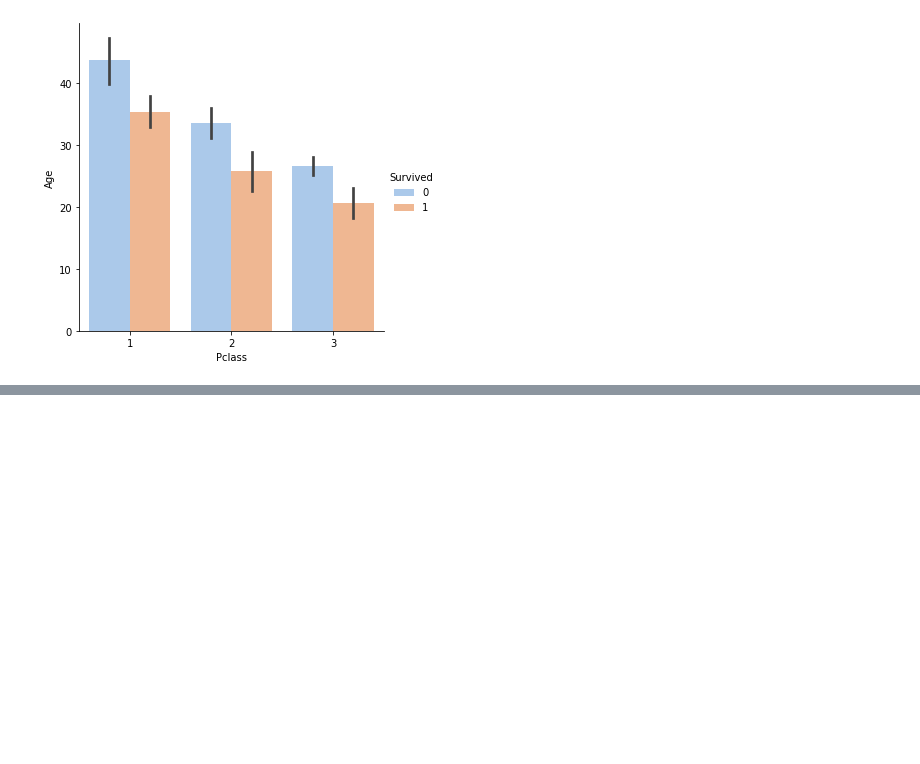
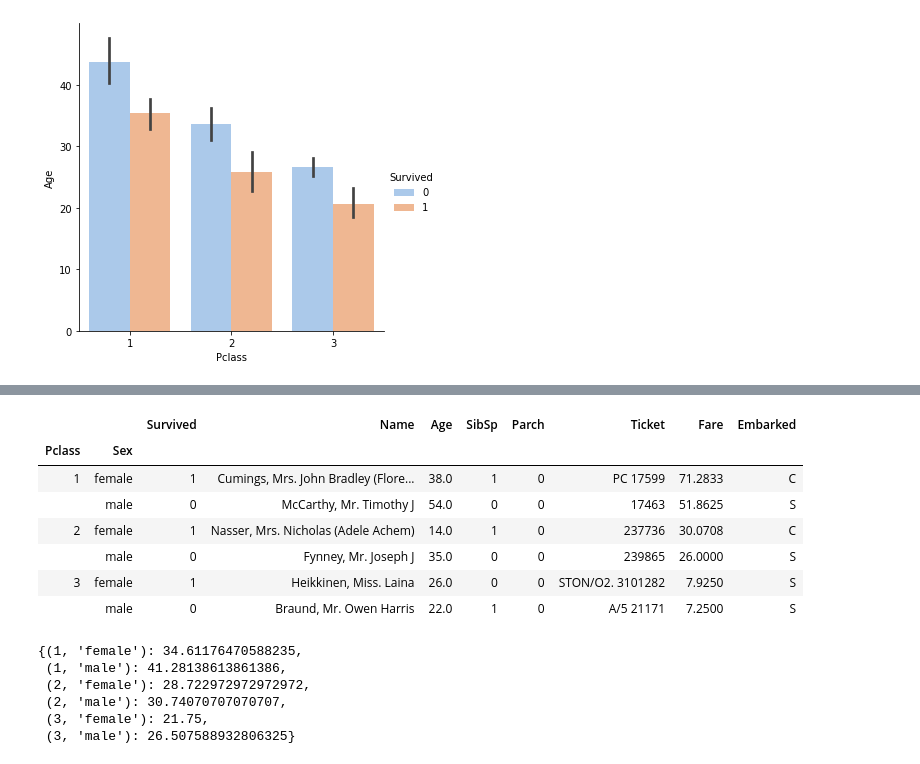
Before and after one commit to vccolombo/titanic-data-science, a Jupyter notebook: titanic.ipynb, the cells around one changed output, grey strips where cells are left out. Saved outputs shown, nothing was run; the diff lists cells and outputs as text; code cells hidden in the pictures; blank space fills up the shorter version.

```diff
--- a/titanic.ipynb
+++ b/titanic.ipynb
@@ -98,3 +98,6 @@ g = sns.catplot("Pclass", "Age", "Survived", data=df_fill_embarked, kind="bar",
 plt.show()
 # %% [output]
 [figure]
+# %%
+df_age_null = df_fill_embarked[df_fill_embarked['Age'].isnull() == True]
+df_age_not_null = df_fill_embarked[df_fill_embarked['Age'].isnull() == False]
@@ -100,0 +122,22 @@ plt.show()
+# %%
+df_age_not_null_grouped = df_age_not_null.groupby(['Pclass', 'Sex'])
+df_age_not_null_grouped.first()
+# %% [output]
+|  |  | Survived | Name | Age | SibSp | Parch | Ticket | Fare | Embarked |
+| Pclass | Sex |  |  |  |  |  |  |  |  |
+| 1 | female | 1 | Cumings, Mrs. John Bradley (Flore... | 38.0 | 1 | 0 | PC 17599 | 71.2833 | C |
+|  | male | 0 | McCarthy, Mr. Timothy J | 54.0 | 0 | 0 | 17463 | 51.8625 | S |
+| 2 | female | 1 | Nasser, Mrs. Nicholas (Adele Achem) | 14.0 | 1 | 0 | 237736 | 30.0708 | C |
+|  | male | 0 | Fynney, Mr. Joseph J | 35.0 | 0 | 0 | 239865 | 26.0000 | S |
+| 3 | female | 1 | Heikkinen, Miss. Laina | 26.0 | 0 | 0 | STON/O2. 3101282 | 7.9250 | S |
+|  | male | 0 | Braund, Mr. Owen Harris | 22.0 | 1 | 0 | A/5 21171 | 7.2500 | S |
+# %%
+age_mean = df_age_not_null_grouped['Age'].mean().to_dict()
+age_mean
+# %% [output]
+{(1, 'female'): 34.61176470588235,
+ (1, 'male'): 41.28138613861386,
+ (2, 'female'): 28.722972972972972,
+ (2, 'male'): 30.74070707070707,
+ (3, 'female'): 21.75,
+ (3, 'male'): 26.507588932806325}
```
Also changed, not shown: parts of 4 cells of this notebook.
